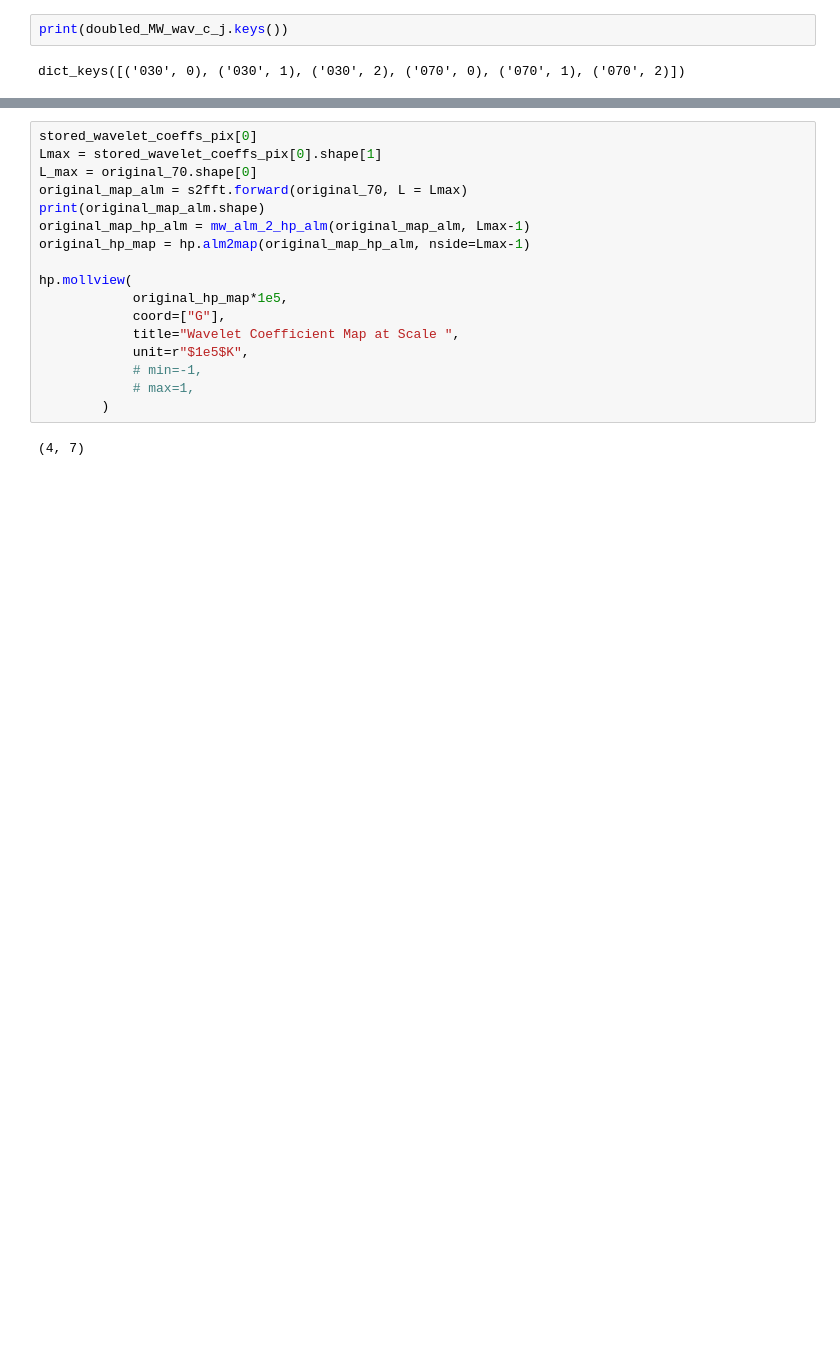
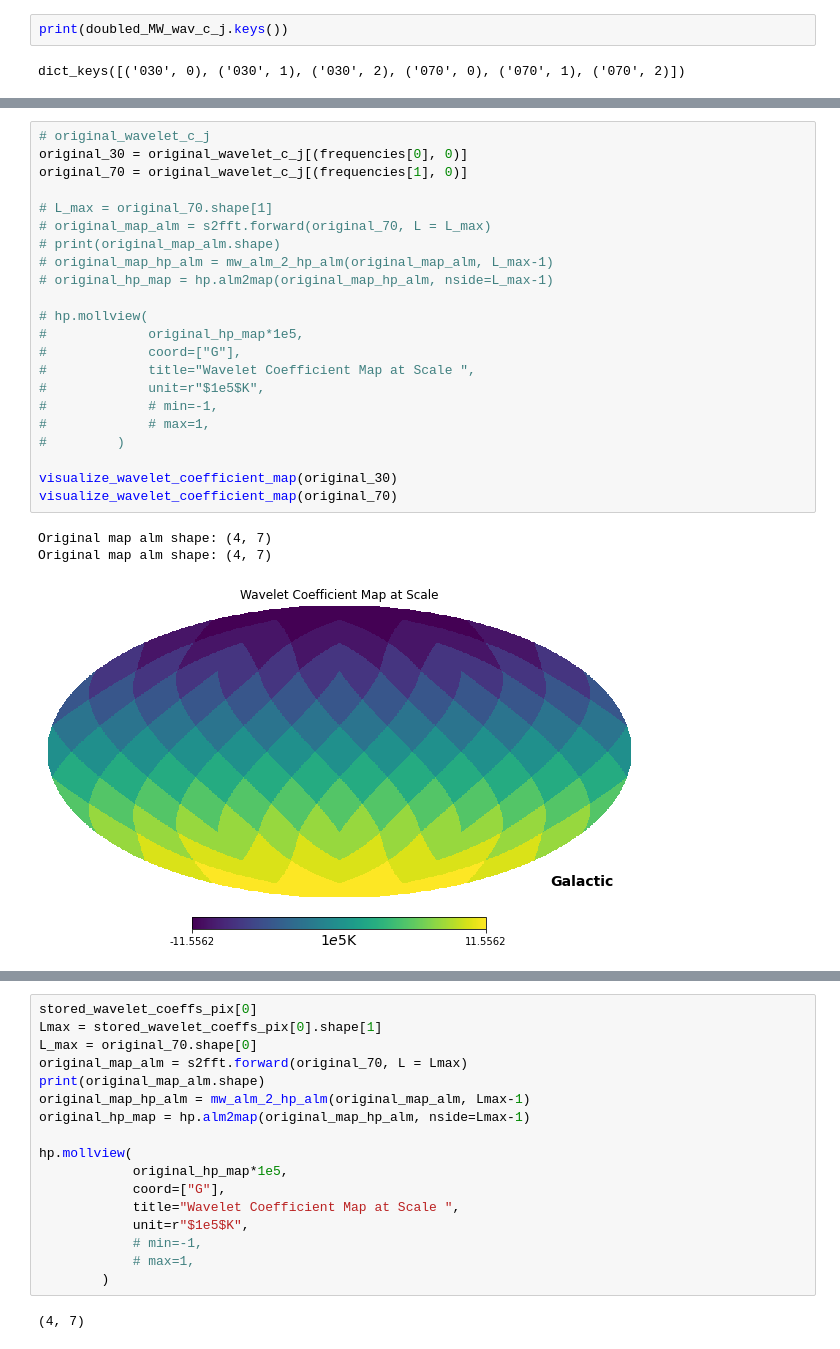
Before and after one commit to CodefromMax/CMB_plot, a Jupyter notebook: code/ILC_30_Steps_ILC.ipynb, the cells around one changed output, grey strips where cells are left out. Drawn from its saved outputs; the diff is of its cells as text; blank space fills up the shorter version.

Commit message:
Wavelet update.

```diff
--- a/code/ILC_30_Steps_ILC.ipynb
+++ b/code/ILC_30_Steps_ILC.ipynb
@@ -358,0 +388,26 @@ original_30.shape
+# %%
+# original_wavelet_c_j
+original_30 = original_wavelet_c_j[(frequencies[0], 0)]
+original_70 = original_wavelet_c_j[(frequencies[1], 0)]
+
+# L_max = original_70.shape[1]
+# original_map_alm = s2fft.forward(original_70, L = L_max)
+# print(original_map_alm.shape)
+# original_map_hp_alm = mw_alm_2_hp_alm(original_map_alm, L_max-1)
+# original_hp_map = hp.alm2map(original_map_hp_alm, nside=L_max-1)
+
+# hp.mollview(
+#             original_hp_map*1e5,
+#             coord=["G"],
+#             title="Wavelet Coefficient Map at Scale ",
+#             unit=r"$1e5$K",
+#             # min=-1,
+#             # max=1,
+#         )
+
+visualize_wavelet_coefficient_map(original_30)
+visualize_wavelet_coefficient_map(original_70)
+# %% [output]
+Original map alm shape: (4, 7)
+Original map alm shape: (4, 7)
+[figure, added]
```
Also changed, not shown: parts of 14 cells of this notebook, 7 other files.
